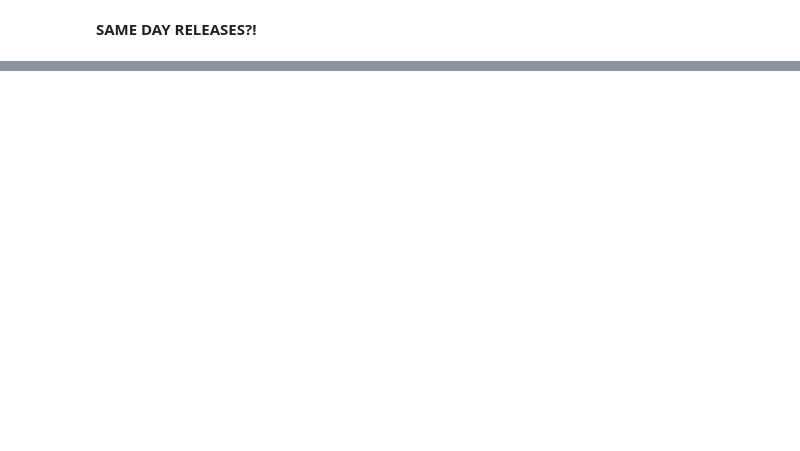
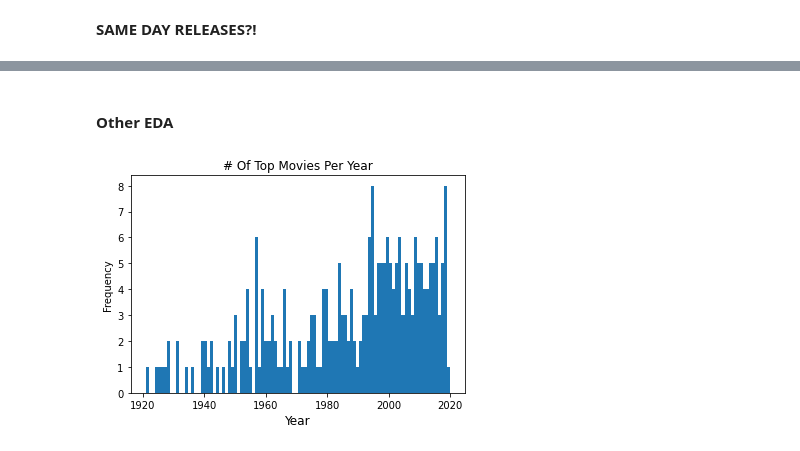
Before and after one commit to MaxTechniche/DS20_Unit_1_Build, a Jupyter notebook: Jacob_Maxfield_Unit_1_Project_Build.ipynb, the cells around one changed output, grey strips where cells are left out. Drawn from its saved outputs; the diff is of its cells as text; code cells hidden in the pictures; blank space fills up the shorter version.

```diff
--- a/Jacob_Maxfield_Unit_1_Project_Build.ipynb
+++ b/Jacob_Maxfield_Unit_1_Project_Build.ipynb
@@ -231,0 +234,10 @@ plt.show()
+# %% [markdown]
+#### Other EDA
+# %%
+# EDA of Number of Releases in each year
+df['Year'].plot.hist(bins=100)
+plt.title('# Of Top Movies Per Year')
+plt.xlabel('Year', size=12)
+plt.show()
+# %% [output]
+[figure, added]
```
Also changed, not shown: parts of 29 cells of this notebook.
